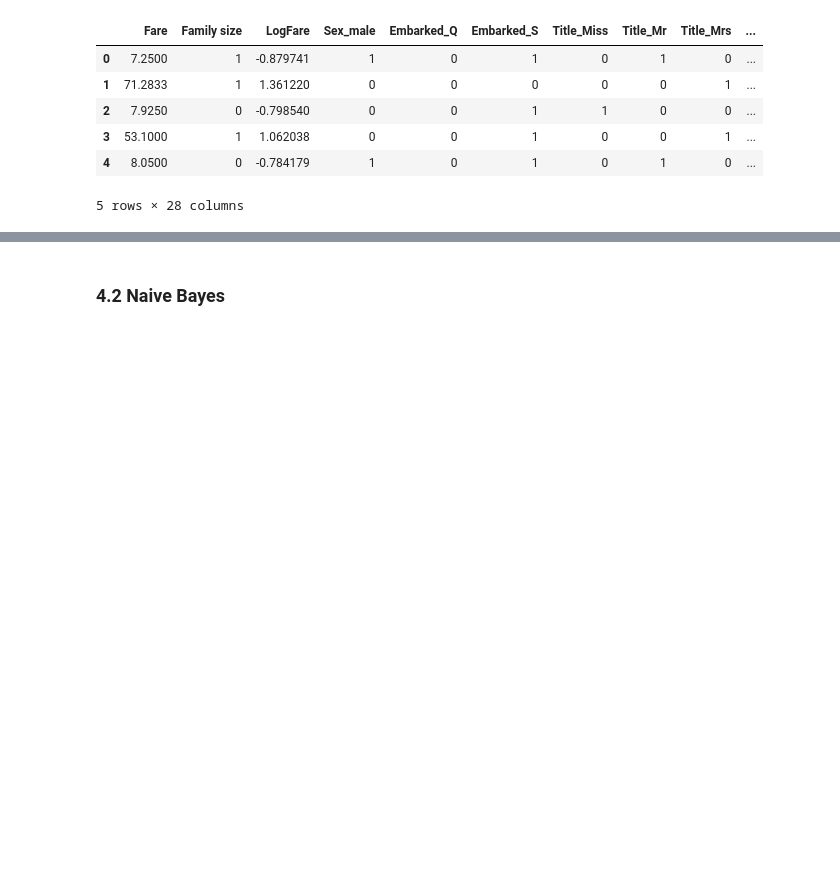
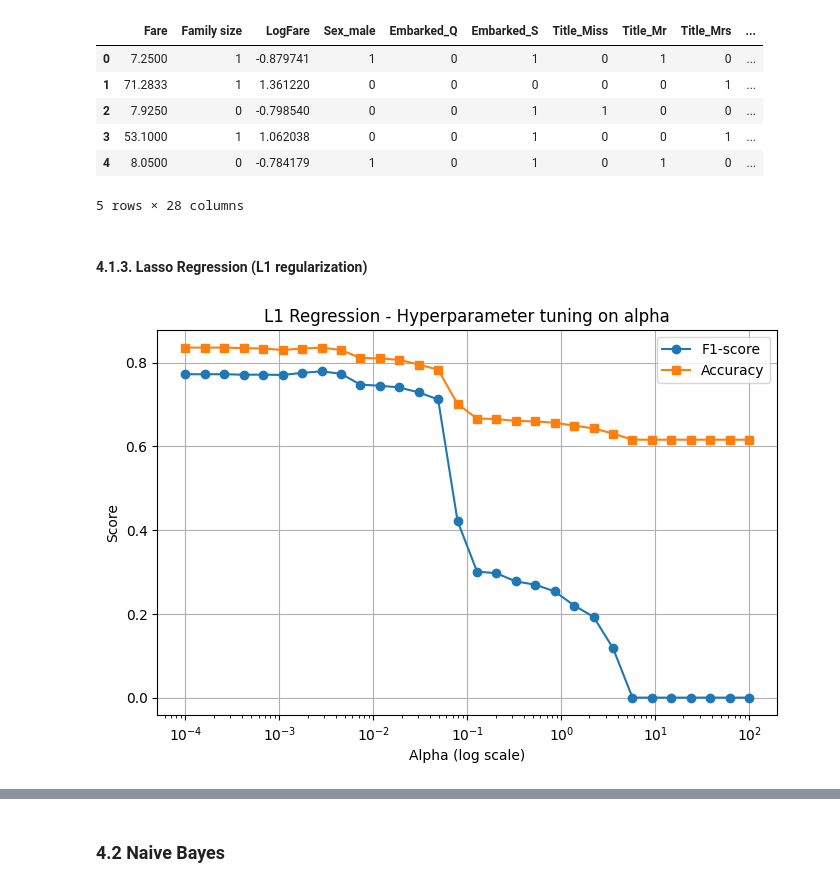
Before and after one commit to fede-giorgi/Transformer_is_All_You_Need, a Jupyter notebook: project.ipynb, the cells around one changed output, grey strips where cells are left out. Drawn from its saved outputs; the diff is of its cells as text; code cells hidden in the pictures; blank space fills up the shorter version.

```diff
--- a/project.ipynb
+++ b/project.ipynb
@@ -924,11 +912,0 @@ df_test.head()
-# %%
-# Define features (drop IDs and non-useful columns)
-X = df_train.drop(columns=["Age", "PassengerId", "Name", "Ticket", "Survived","SibSp","Parch","Survived_label"])
-
-# Target
-y = df_train["Survived"]
-
-print("Final feature set:", X.columns.tolist())
-
-# Stratified K-Fold
-cv = StratifiedKFold(n_splits=5, shuffle=True, random_state=42)
@@ -947,18 +934,18 @@ X.head()
 # %%
 lin_reg = LinearRegression()
 
-# Out-of-fold predictions on the TRAIN set (no leakage)
+# Cross Validation Prediction
 y_pred_cont_oof = cross_val_predict(lin_reg, X, y, cv=cv, method="predict", n_jobs=-1)
 y_pred_oof = (y_pred_cont_oof >= 0.5).astype(int)
 
-# CV metrics (computed su OOF)
+# CV metrics
 acc_cv  = accuracy_score(y, y_pred_oof)
 prec_cv = precision_score(y, y_pred_oof)
 rec_cv  = recall_score(y, y_pred_oof)
 f1_cv   = f1_score(y, y_pred_oof)
 
 row_cv = pd.DataFrame([{
-    "Model": "Linear Regression (thr=0.5) | CV=5 OOF",
+    "Model": "Linear Regression",
     "Accuracy": acc_cv,
     "Precision": prec_cv,
     "Recall": rec_cv,
@@ -966,3 +953,58 @@ row_cv = pd.DataFrame([{
 }])
 
 df_results = pd.concat([df_results, row_cv], ignore_index=True)
+# %% [markdown]
+#### 4.1.3. Lasso Regression (L1 regularization)
+# %%
+alphas = np.logspace(-4, 2, 30)
+results_l1 = []
+
+for alpha in alphas:
+    l1_reg = Lasso(alpha=alpha, random_state=42, max_iter=5000)
+
+    # Cross Validation Prediction
+    y_pred_cont_oof = cross_val_predict(l1_reg, X, y, cv=cv, method="predict", n_jobs=-1)
+    y_pred_oof = (y_pred_cont_oof >= 0.5).astype(int)
+
+    #  CV metrics
+    acc  = accuracy_score(y, y_pred_oof)
+    prec = precision_score(y, y_pred_oof, zero_division=0)
+    rec  = recall_score(y, y_pred_oof, zero_division=0)
+    f1   = f1_score(y, y_pred_oof, zero_division=0)
+
+    results_l1.append({
+        "alpha": alpha,
+        "Accuracy": acc,
+        "Precision": prec,
+        "Recall": rec,
+        "F1": f1
+    })
+
+df_l1 = pd.DataFrame(results_l1)
+
+# F1 and Accuracy vs Alpha Plot
+plt.figure(figsize=(8,5))
+plt.semilogx(df_l1["alpha"], df_l1["F1"], marker="o", label="F1-score")
+plt.semilogx(df_l1["alpha"], df_l1["Accuracy"], marker="s", label="Accuracy")
+plt.xlabel("Alpha (log scale)")
+plt.ylabel("Score")
+plt.title("L1 Regression - Hyperparameter tuning on alpha")
+plt.legend()
+plt.grid(True)
+plt.show()
+
+# Highest F1 model selection
+best_row = df_l1.loc[df_l1["F1"].idxmax()]
+best_alpha = best_row["alpha"]
+
+row_best = pd.DataFrame([{
+    "Model": f"L1 Regression",
+    "Accuracy": best_row["Accuracy"],
+    "Precision": best_row["Precision"],
+    "Recall": best_row["Recall"],
+    "F1": best_row["F1"]
+}])
+
+df_results = pd.concat([df_results, row_best], ignore_index=True)
+# %% [output]
+[figure, added]
```
Also changed, not shown: parts of 17 cells of this notebook.
